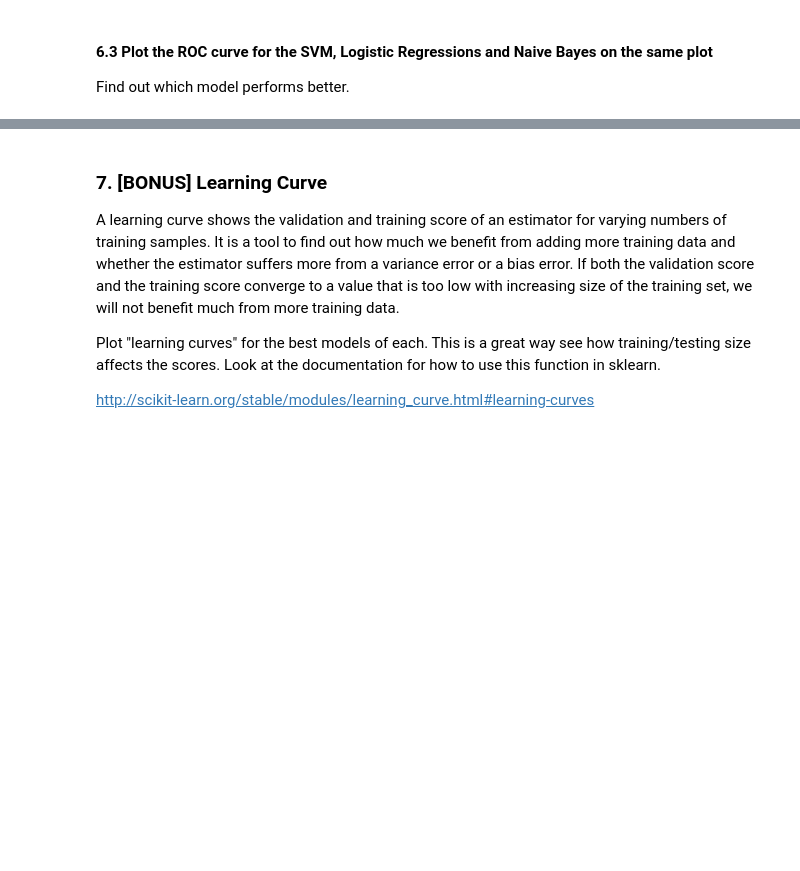
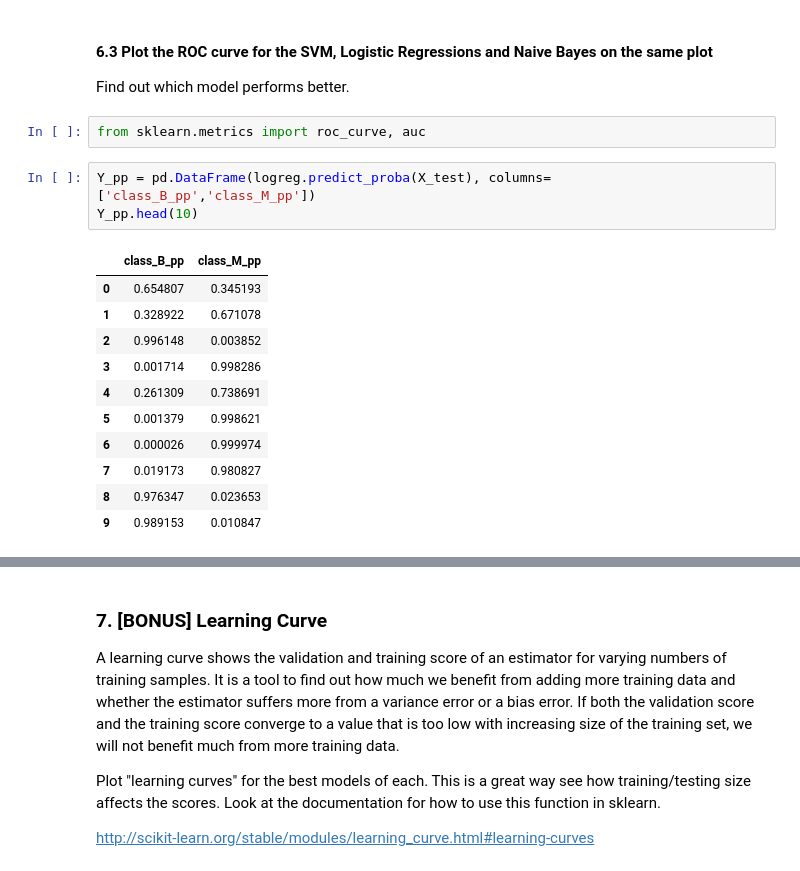
Before and after one commit to mhac009/Institute_of_Data, a Jupyter notebook: Labs/Module_5/IOD_Lab_5.3.1.ipynb, the cells around one changed output, grey strips where cells are left out. Cells and saved outputs as stored; diff of their text form; blank space fills up the shorter version.

```diff
--- a/Labs/Module_5/IOD_Lab_5.3.1.ipynb
+++ b/Labs/Module_5/IOD_Lab_5.3.1.ipynb
@@ -359,3 +359,20 @@ print(svc_gs.best_score_)
 #### 6.3 Plot the ROC curve for the SVM, Logistic Regressions and Naive Bayes on the same plot
 
 Find out which model performs better.
+# %%
+from sklearn.metrics import roc_curve, auc
+# %%
+Y_pp = pd.DataFrame(logreg.predict_proba(X_test), columns=['class_B_pp','class_M_pp'])
+Y_pp.head(10)
+# %% [output]
+|  | class_B_pp | class_M_pp |
+| 0 | 0.654807 | 0.345193 |
+| 1 | 0.328922 | 0.671078 |
+| 2 | 0.996148 | 0.003852 |
+| 3 | 0.001714 | 0.998286 |
+| 4 | 0.261309 | 0.738691 |
+| 5 | 0.001379 | 0.998621 |
+| 6 | 0.000026 | 0.999974 |
+| 7 | 0.019173 | 0.980827 |
+| 8 | 0.976347 | 0.023653 |
+| 9 | 0.989153 | 0.010847 |
```
Also changed, not shown: parts of 9 cells of this notebook.
